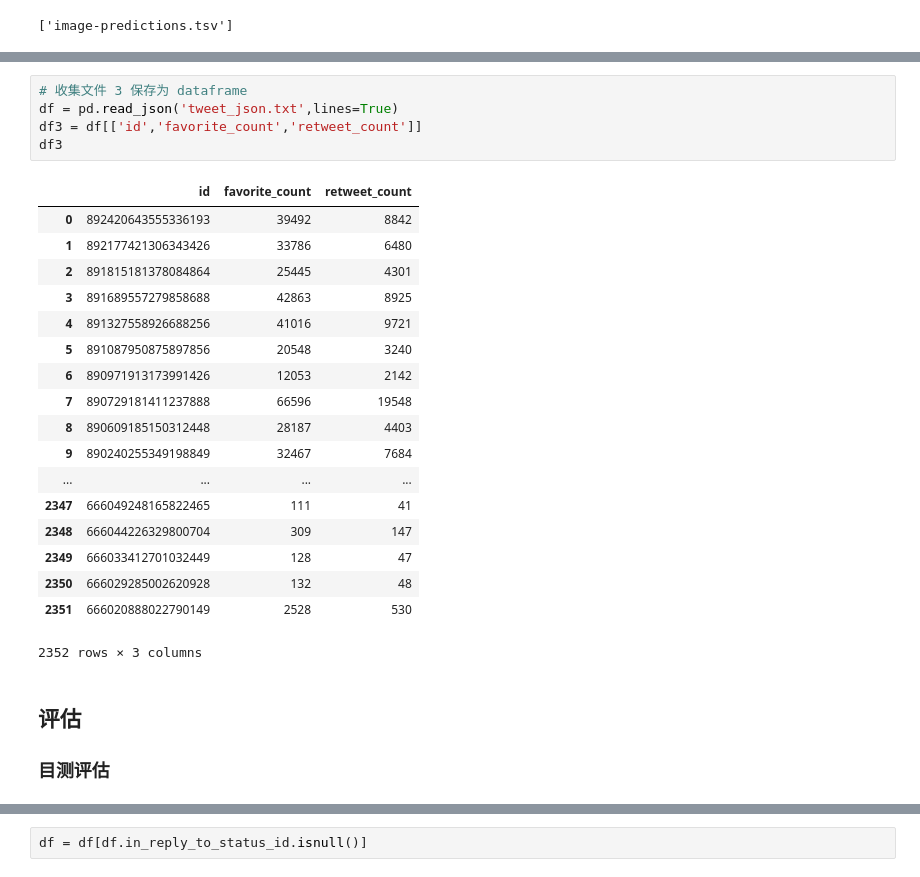
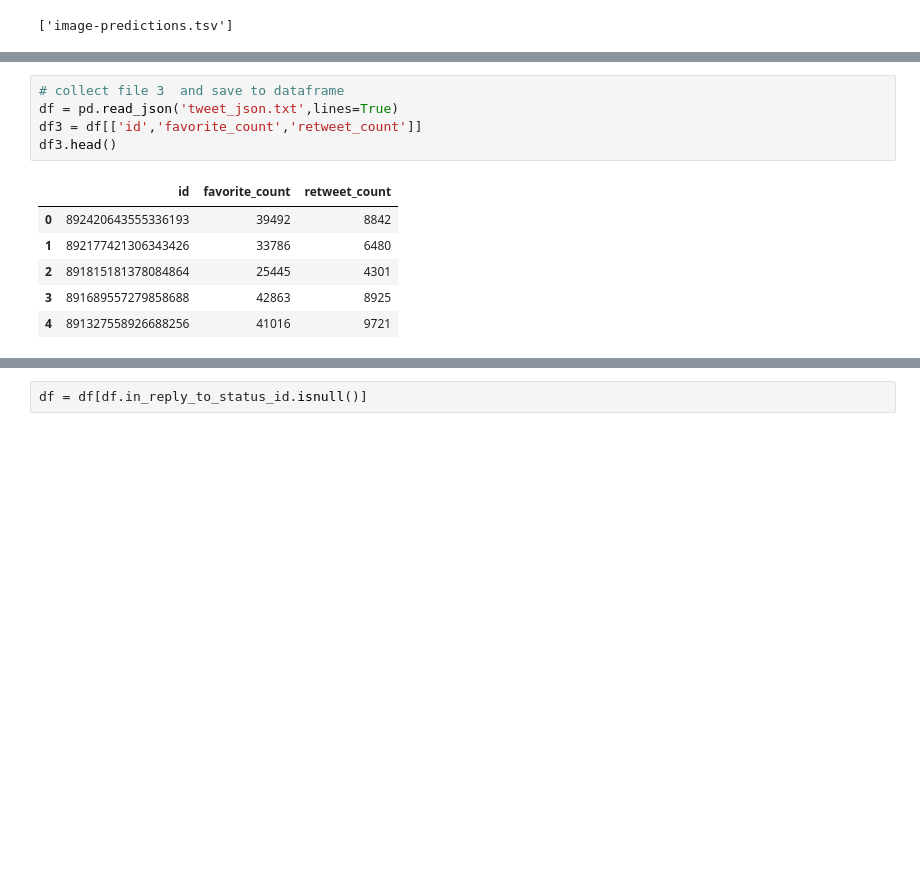
Before and after one commit to RayWongGit/Data-Wrangling-WeRateDogs, a Jupyter notebook: wrangle_act.ipynb, the cells around one changed output, grey strips where cells are left out. Drawn from its saved outputs; the diff is of its cells as text; blank space fills up the shorter version.

```diff
--- a/wrangle_act.ipynb
+++ b/wrangle_act.ipynb
@@ -75,27 +51,12 @@ df2
 # %%
-# 收集文件 3 保存为 dataframe
+# collect file 3  and save to dataframe
 df = pd.read_json('tweet_json.txt',lines=True)
 df3 = df[['id','favorite_count','retweet_count']]
-df3
+df3.head()
 # %% [output]
 |  | id | favorite_count | retweet_count |
 | 0 | 892420643555336193 | 39492 | 8842 |
 | 1 | 892177421306343426 | 33786 | 6480 |
 | 2 | 891815181378084864 | 25445 | 4301 |
 | 3 | 891689557279858688 | 42863 | 8925 |
 | 4 | 891327558926688256 | 41016 | 9721 |
-| 5 | 891087950875897856 | 20548 | 3240 |
-| 6 | 890971913173991426 | 12053 | 2142 |
-| 7 | 890729181411237888 | 66596 | 19548 |
-| 8 | 890609185150312448 | 28187 | 4403 |
-| 9 | 890240255349198849 | 32467 | 7684 |
-| ... | ... | ... | ... |
-| 2347 | 666049248165822465 | 111 | 41 |
-| 2348 | 666044226329800704 | 309 | 147 |
-| 2349 | 666033412701032449 | 128 | 47 |
-| 2350 | 666029285002620928 | 132 | 48 |
-| 2351 | 666020888022790149 | 2528 | 530 |
-2352 rows × 3 columns
-# %% [markdown]
-## 评估
-### 目测评估
```
Also changed, not shown: parts of 127 cells of this notebook.
